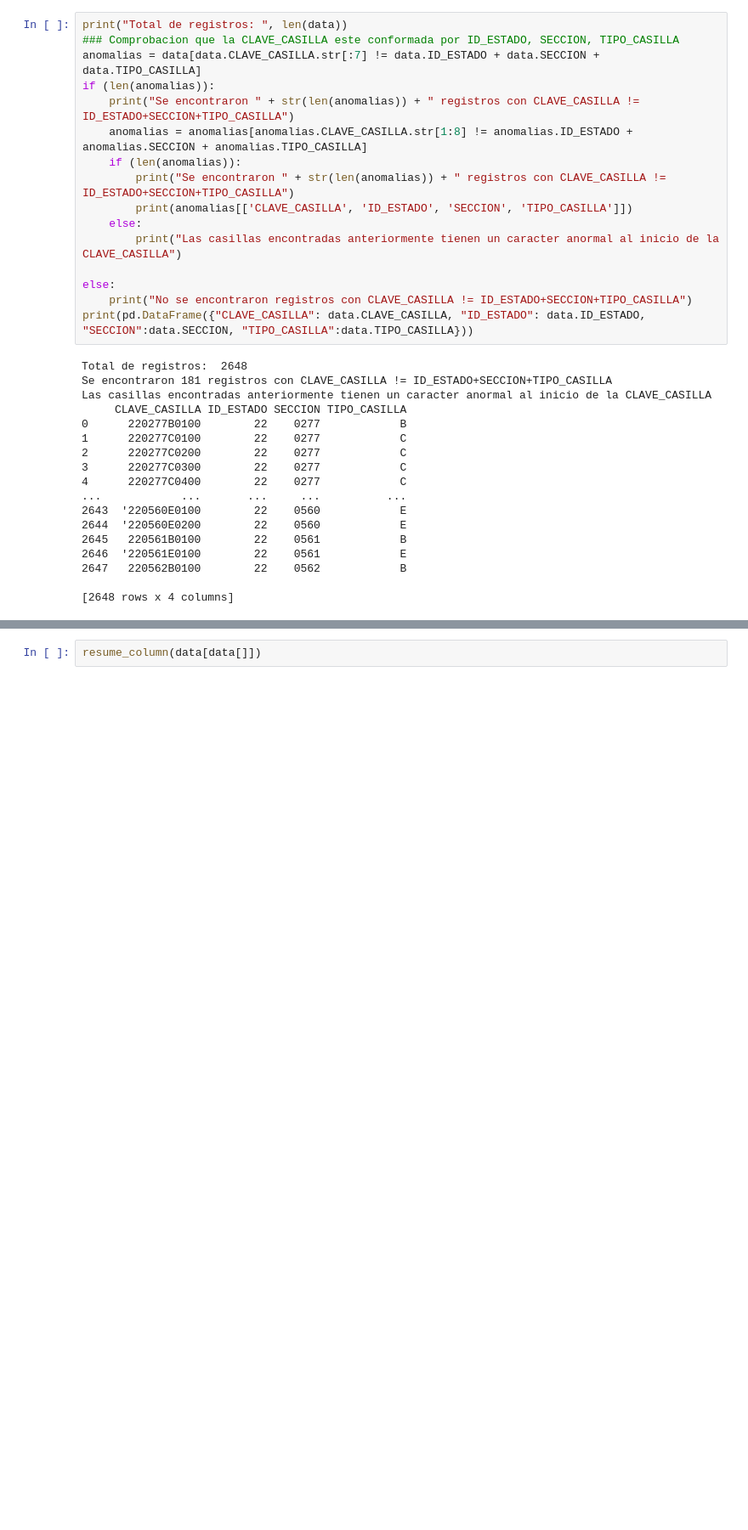
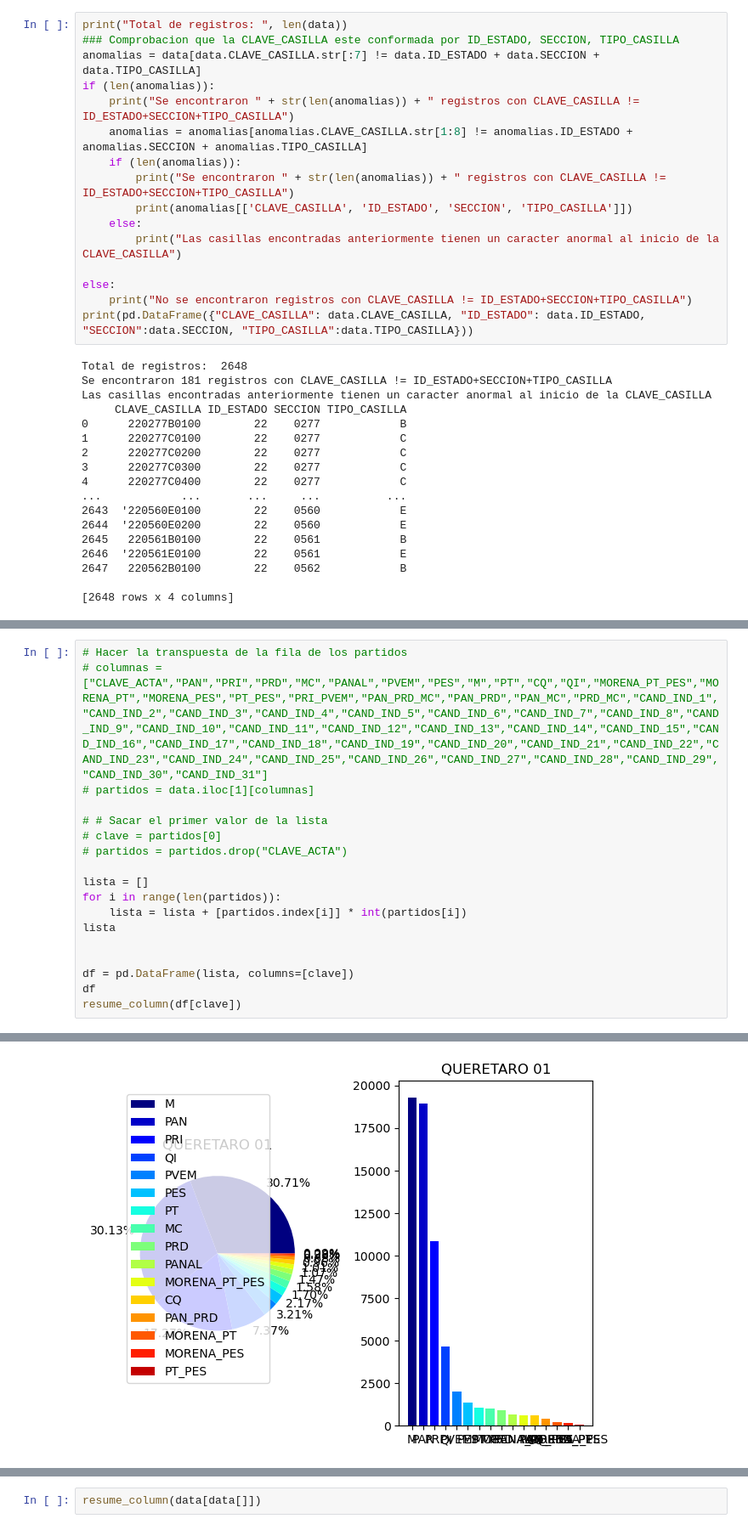
Before and after one commit to M1ndBlast/Data-Mining, a Jupyter notebook: analisis_datos.ipynb, the cells around one changed output, grey strips where cells are left out. Shown at 85% size. Drawn from its saved outputs; the diff is of its cells as text; blank space fills up the shorter version.

```diff
--- a/analisis_datos.ipynb
+++ b/analisis_datos.ipynb
@@ -175,0 +209,19 @@ Columnas con datos mal escritos u omitidos [34]:
+# %%
+# Hacer la transpuesta de la fila de los partidos
+# columnas = ["CLAVE_ACTA","PAN","PRI","PRD","MC","PANAL","PVEM","PES","M","PT","CQ","QI","MORENA_PT_PES","MORENA_PT","MORENA_PES","PT_PES","PRI_PVEM","PAN_PRD_MC","PAN_PRD","PAN_MC","PRD_MC","CAND_IND_1","CAND_IND_2","CAND_IND_3","CAND_IND_4","CAND_IND_5","CAND_IND_6","CAND_IND_7","CAND_IND_8","CAND_IND_9","CAND_IND_10","CAND_IND_11","CAND_IND_12","CAND_IND_13","CAND_IND_14","CAND_IND_15","CAND_IND_16","CAND_IND_17","CAND_IND_18","CAND_IND_19","CAND_IND_20","CAND_IND_21","CAND_IND_22","CAND_IND_23","CAND_IND_24","CAND_IND_25","CAND_IND_26","CAND_IND_27","CAND_IND_28","CAND_IND_29","CAND_IND_30","CAND_IND_31"]
+# partidos = data.iloc[1][columnas]
+
+# # Sacar el primer valor de la lista
+# clave = partidos[0]
+# partidos = partidos.drop("CLAVE_ACTA")
+
+lista = []
+for i in range(len(partidos)):
+    lista = lista + [partidos.index[i]] * int(partidos[i])
+lista
+
+
+df = pd.DataFrame(lista, columns=[clave])
+df
+resume_column(df[clave])
+# %% [output]
@@ -175,0 +247 @@ Columnas con datos mal escritos u omitidos [34]:
+[figure, added]
```
Also changed, not shown: parts of 29 cells of this notebook, 1 other file.
